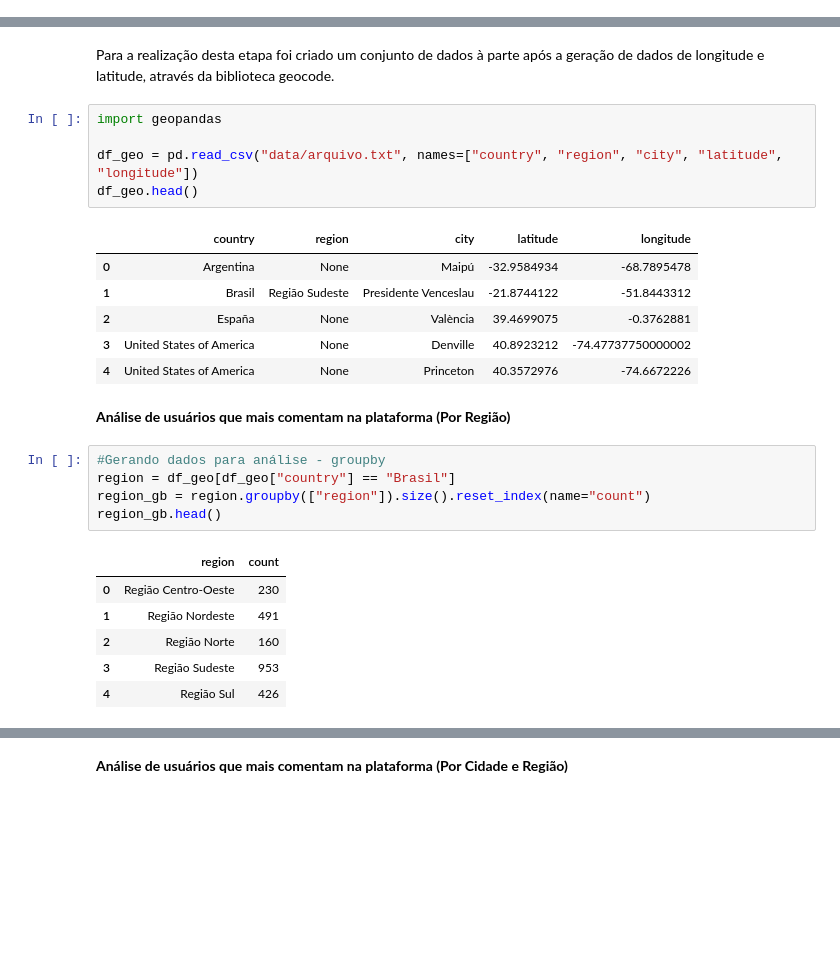
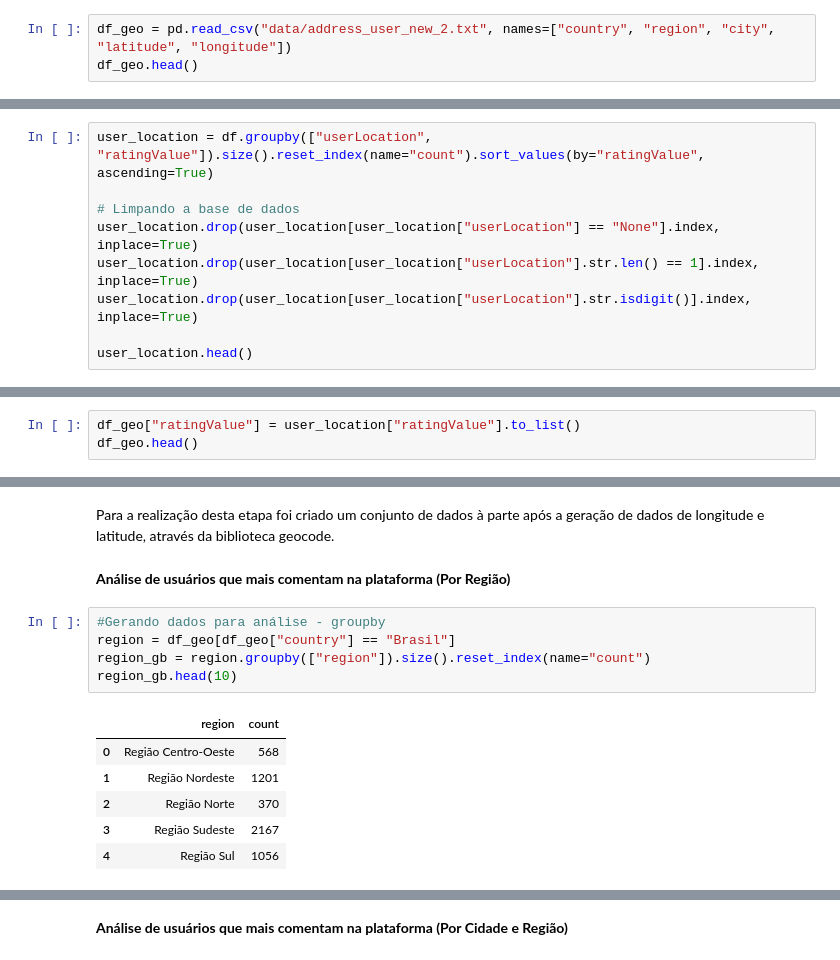
Before and after one commit to kidkmon/Sentiment-Analysis-TripAdvisor, a Jupyter notebook: Analise_sentimentos_TripAdvisor.ipynb, the cells around one changed output, grey strips where cells are left out. Drawn from its saved outputs; the diff is of its cells as text; blank space fills up the shorter version.

```diff
--- a/Analise_sentimentos_TripAdvisor.ipynb
+++ b/Analise_sentimentos_TripAdvisor.ipynb
@@ -303,0 +306,3 @@ Name: hasPhone, Length: 99999, dtype: object
+# %%
+df_geo = pd.read_csv("data/address_user_new_2.txt", names=["country", "region", "city", "latitude", "longitude"])
+df_geo.head()
@@ -303,0 +316,9 @@ Name: hasPhone, Length: 99999, dtype: object
+# %%
+user_location = df.groupby(["userLocation", "ratingValue"]).size().reset_index(name="count").sort_values(by="ratingValue", ascending=True)
+
+# Limpando a base de dados
+user_location.drop(user_location[user_location["userLocation"] == "None"].index, inplace=True)
+user_location.drop(user_location[user_location["userLocation"].str.len() == 1].index, inplace=True)
+user_location.drop(user_location[user_location["userLocation"].str.isdigit()].index, inplace=True)
+
+user_location.head()
@@ -303,0 +332,3 @@ Name: hasPhone, Length: 99999, dtype: object
+# %%
+df_geo["ratingValue"] = user_location["ratingValue"].to_list()
+df_geo.head()
@@ -781,32 +820,20 @@ Julho é o mês onde ocorre o maior número de ocorrências de todos os anos.
 #Visão Geográfica
 # %% [markdown]
 Para a realização desta etapa foi criado um conjunto de dados à parte após a geração de dados de longitude e latitude, através da biblioteca geocode.
-# %%
-import geopandas
-
-df_geo = pd.read_csv("data/arquivo.txt", names=["country", "region", "city", "latitude", "longitude"])
-df_geo.head()
-# %% [output]
-|  | country | region | city | latitude | longitude |
-| 0 | Argentina | None | Maipú | -32.9584934 | -68.7895478 |
-| 1 | Brasil | Região Sudeste | Presidente Venceslau | -21.8744122 | -51.8443312 |
-| 2 | España | None | València | 39.4699075 | -0.3762881 |
-| 3 | United States of America | None | Denville | 40.8923212 | -74.47737750000002 |
-| 4 | United States of America | None | Princeton | 40.3572976 | -74.6672226 |
 # %% [markdown]
 **Análise de usuários que mais comentam na plataforma (Por Região)**
 # %%
 #Gerando dados para análise - groupby
 region = df_geo[df_geo["country"] == "Brasil"]
 region_gb = region.groupby(["region"]).size().reset_index(name="count")
-region_gb.head()
+region_gb.head(10)
 # %% [output]
 |  | region | count |
-| 0 | Região Centro-Oeste | 230 |
-| 1 | Região Nordeste | 491 |
-| 2 | Região Norte | 160 |
-| 3 | Região Sudeste | 953 |
-| 4 | Região Sul | 426 |
+| 0 | Região Centro-Oeste | 568 |
+| 1 | Região Nordeste | 1201 |
+| 2 | Região Norte | 370 |
+| 3 | Região Sudeste | 2167 |
+| 4 | Região Sul | 1056 |
 # %%
 #Construção do Gráfico
 fig = plt.figure(figsize=(10,6))
```
Also changed, not shown: parts of 13 cells of this notebook.
